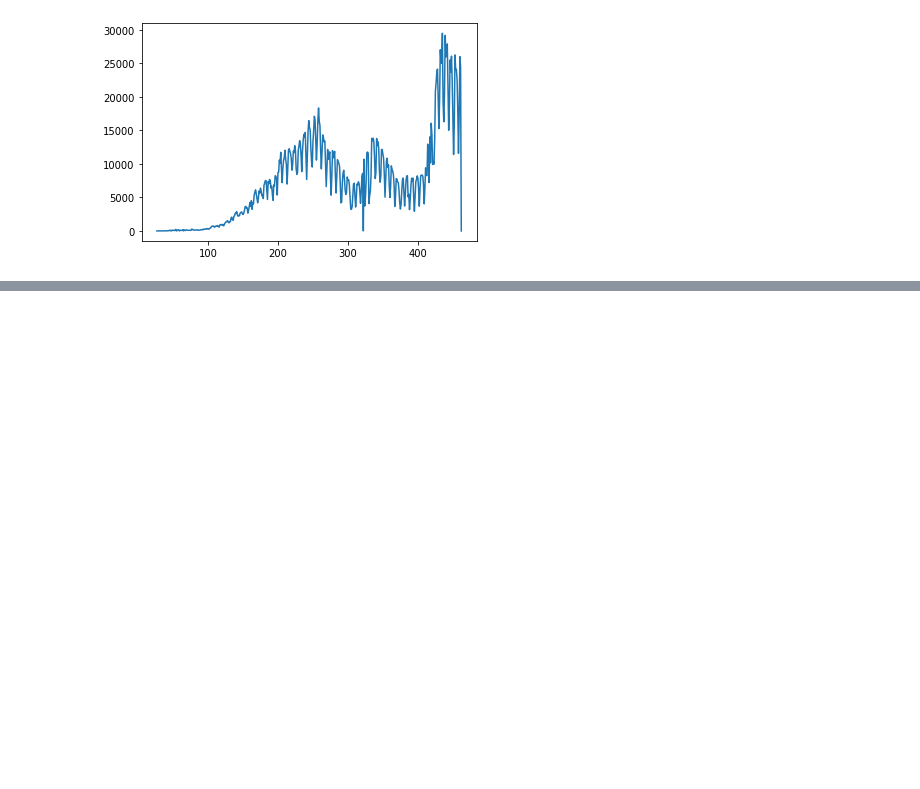
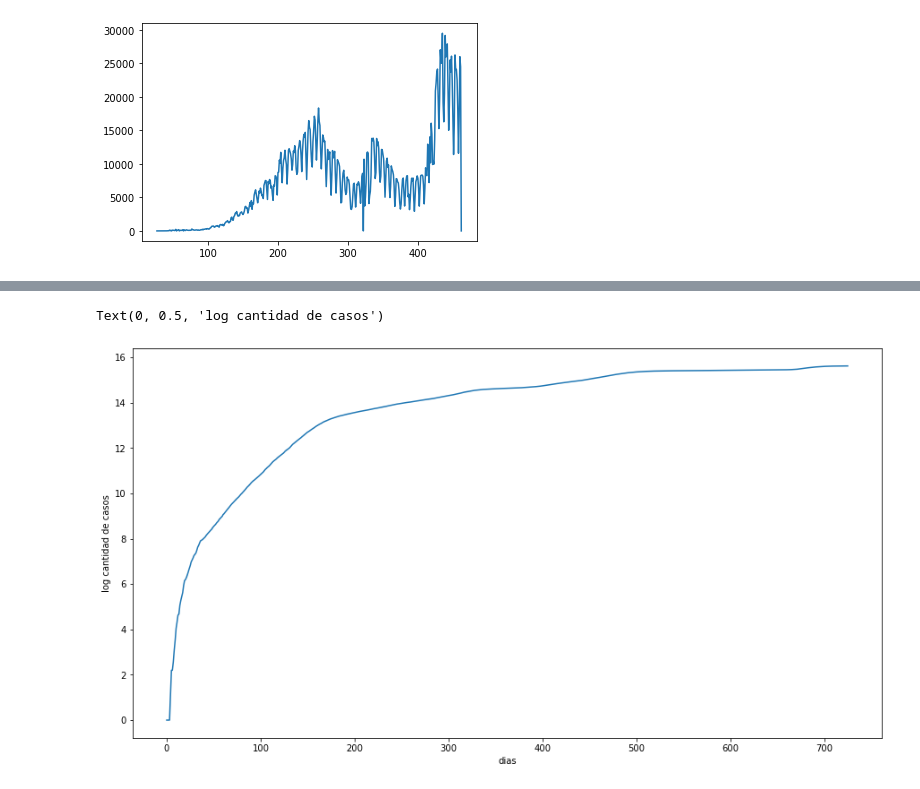
Before and after one commit to Mfsegurag/Informe_Pand-mico, a Jupyter notebook: proyecto_4.ipynb, the cells around one changed output, grey strips where cells are left out. Cells and saved outputs as stored; diff of their text form; code cells hidden in the pictures; blank space fills up the shorter version.

```diff
--- a/proyecto_4.ipynb
+++ b/proyecto_4.ipynb
@@ -239,0 +289,8 @@ plt.plot(nuevos_arg)
+# %%
+plt.figure(figsize = (15,8))
+plt.plot(dias,np.log(casos_arg))
+plt.xlabel('dias')
+plt.ylabel('log cantidad de casos')
+# %% [output]
+Text(0, 0.5, 'log cantidad de casos')
+[figure, added]
```
Also changed, not shown: parts of 14 cells of this notebook, 1 other file.
